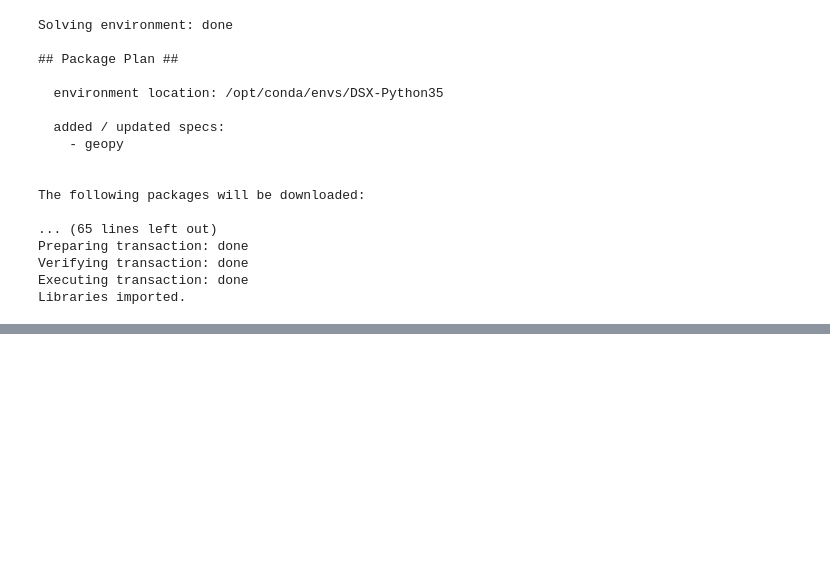
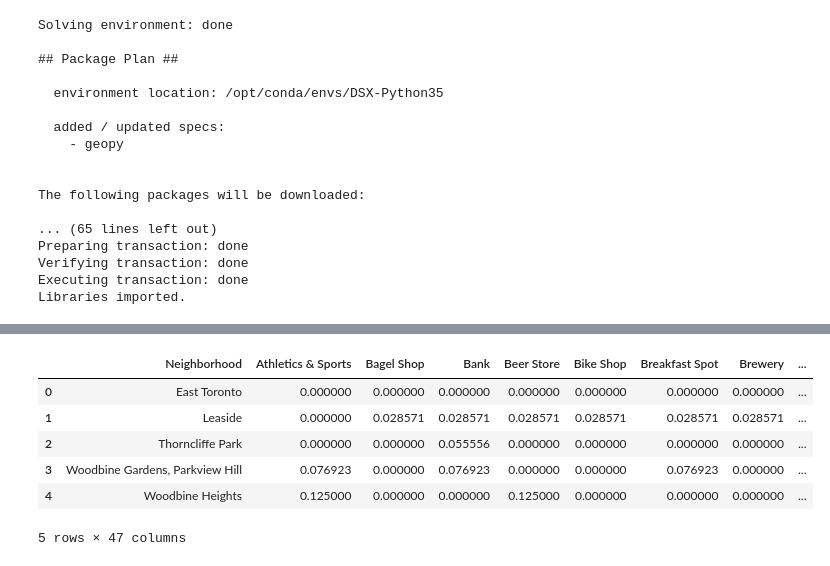
Before and after one commit to maciejjanek/Coursera_Capstone, a Jupyter notebook: Neighborhoods in Toronto analysis.ipynb, the cells around one changed output, grey strips where cells are left out. Drawn from its saved outputs; the diff is of its cells as text; code cells hidden in the pictures; blank space fills up the shorter version.

```diff
--- a/Neighborhoods in Toronto analysis.ipynb
+++ b/Neighborhoods in Toronto analysis.ipynb
@@ -78,0 +263,11 @@ map_toronto
+# %%
+eastyork_grouped = eastyork_onehot.groupby('Neighborhood').mean().reset_index()
+eastyork_grouped
+# %% [output]
+|  | Neighborhood | Athletics & Sports | Bagel Shop | Bank | Beer Store | Bike Shop | Breakfast Spot | Brewery | ... |
+| 0 | East Toronto | 0.000000 | 0.000000 | 0.000000 | 0.000000 | 0.000000 | 0.000000 | 0.000000 | ... |
+| 1 | Leaside | 0.000000 | 0.028571 | 0.028571 | 0.028571 | 0.028571 | 0.028571 | 0.028571 | ... |
+| 2 | Thorncliffe Park | 0.000000 | 0.000000 | 0.055556 | 0.000000 | 0.000000 | 0.000000 | 0.000000 | ... |
+| 3 | Woodbine Gardens, Parkview Hill | 0.076923 | 0.000000 | 0.076923 | 0.000000 | 0.000000 | 0.076923 | 0.000000 | ... |
+| 4 | Woodbine Heights | 0.125000 | 0.000000 | 0.000000 | 0.125000 | 0.000000 | 0.000000 | 0.000000 | ... |
+5 rows × 47 columns
```
Also changed, not shown: parts of 24 cells of this notebook.
